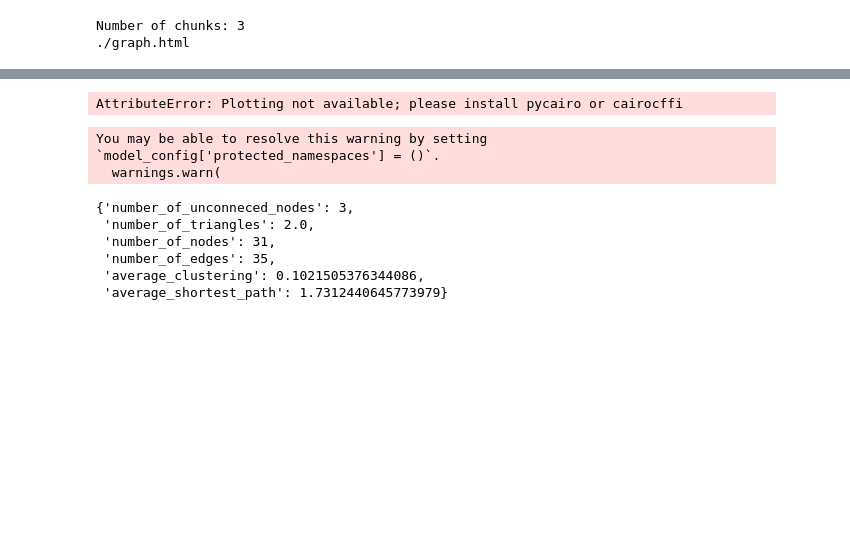
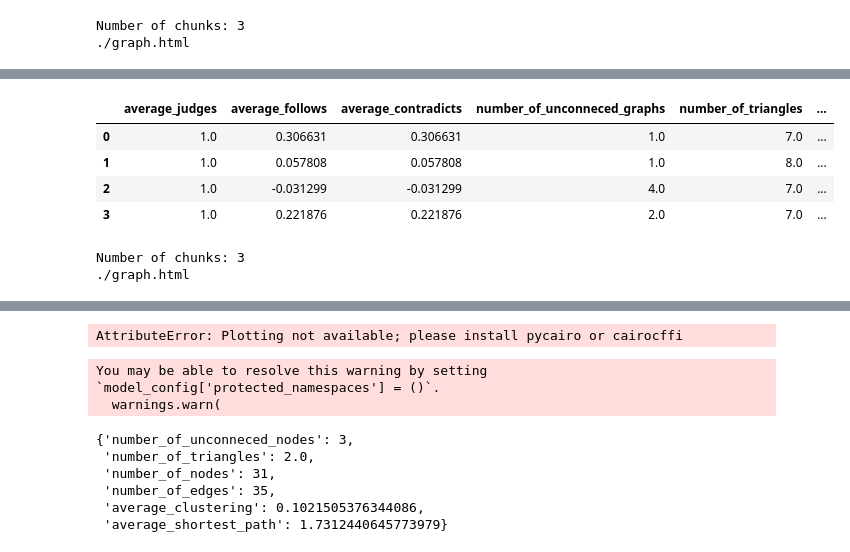
Before and after one commit to ChristopherOosthuizen/GraphCreator, a Jupyter notebook: GraphCreation.ipynb, the cells around one changed output, grey strips where cells are left out. Cells and saved outputs as stored; diff of their text form; code cells hidden in the pictures; blank space fills up the shorter version.

Commit message:
Implemented benchmarkers

```diff
--- a/GraphCreation.ipynb
+++ b/GraphCreation.ipynb
@@ -18,0 +12,10 @@ chunks =
+# %%
+import pandas as pd
+import src.GraphCreation.BenchMarks as bm
+
+data = pd.DataFrame()
+chunks, g = gr.create_KG_from_url("https://en.wikipedia.org/wiki/Knight_of_the_shire", inital_repeats=0,output_file="./")
+data = data._append(bm.benchmark(g,chunks), ignore_index=True)
+for x in range(3,10,3):
+    chunks, g = gr.create_KG_from_chunks(chunks, output_file="./", inital_repeats=x)
+    data = data._append(bm.benchmark(g,chunks), ignore_index=True)
@@ -18,0 +47,8 @@ chunks =
+# %%
+data.head()
+# %% [output]
+|  | average_judges | average_follows | average_contradicts | number_of_unconneced_graphs | number_of_triangles | ... |
+| 0 | 1.0 | 0.306631 | 0.306631 | 1.0 | 7.0 | ... |
+| 1 | 1.0 | 0.057808 | 0.057808 | 1.0 | 8.0 | ... |
+| 2 | 1.0 | -0.031299 | -0.031299 | 4.0 | 7.0 | ... |
+| 3 | 1.0 | 0.221876 | 0.221876 | 2.0 | 7.0 | ... |
@@ -18,0 +57,6 @@ chunks =
+# %%
+import networkx as nx
+chunks, g =gr.create_KG_from_url("https://en.wikipedia.org/wiki/Knight_of_the_shire", inital_repeats=0,output_file="./")
+# %% [output]
+Number of chunks: 3
+./graph.html
```
Also changed, not shown: parts of 9 cells of this notebook, 7 other files.
